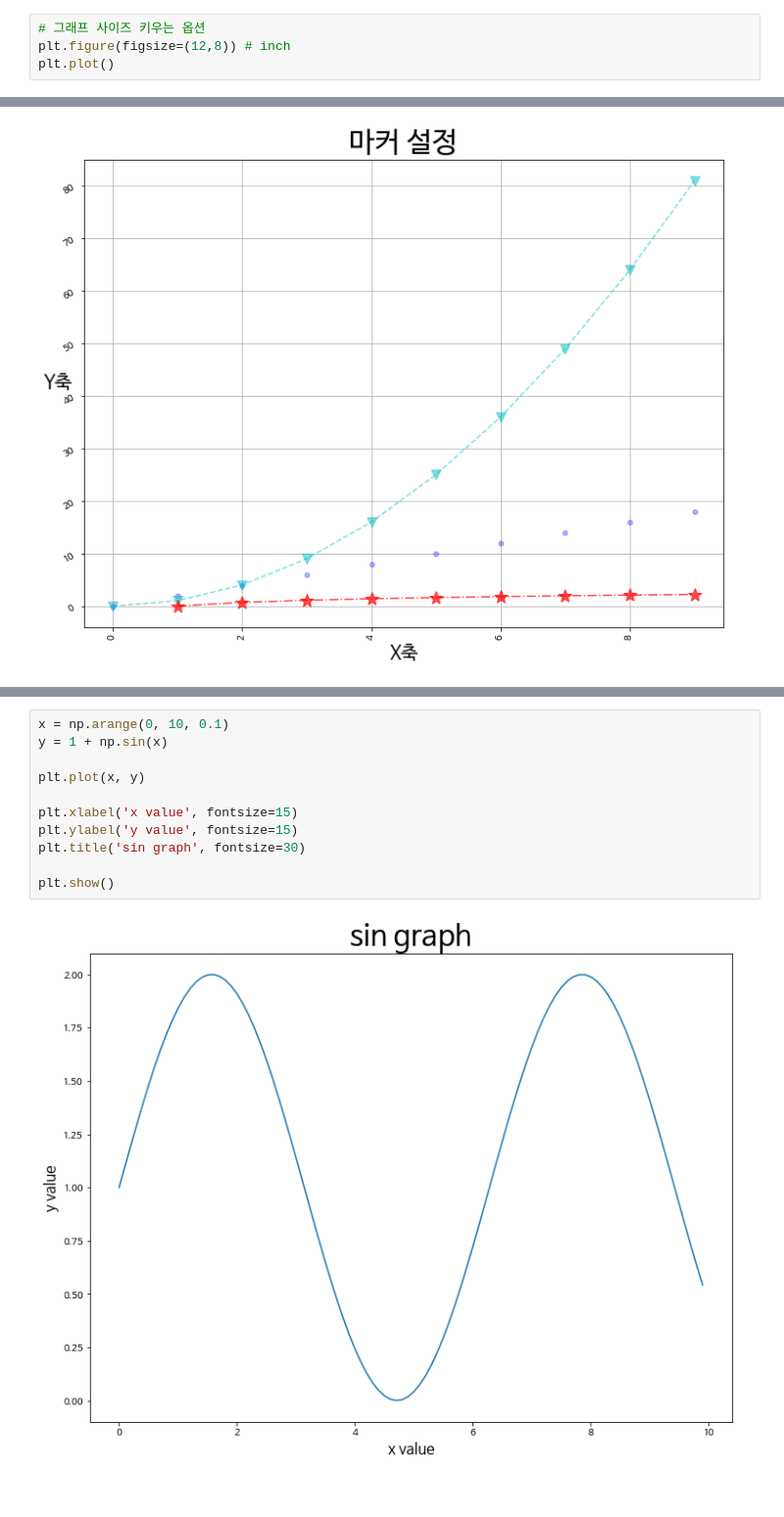
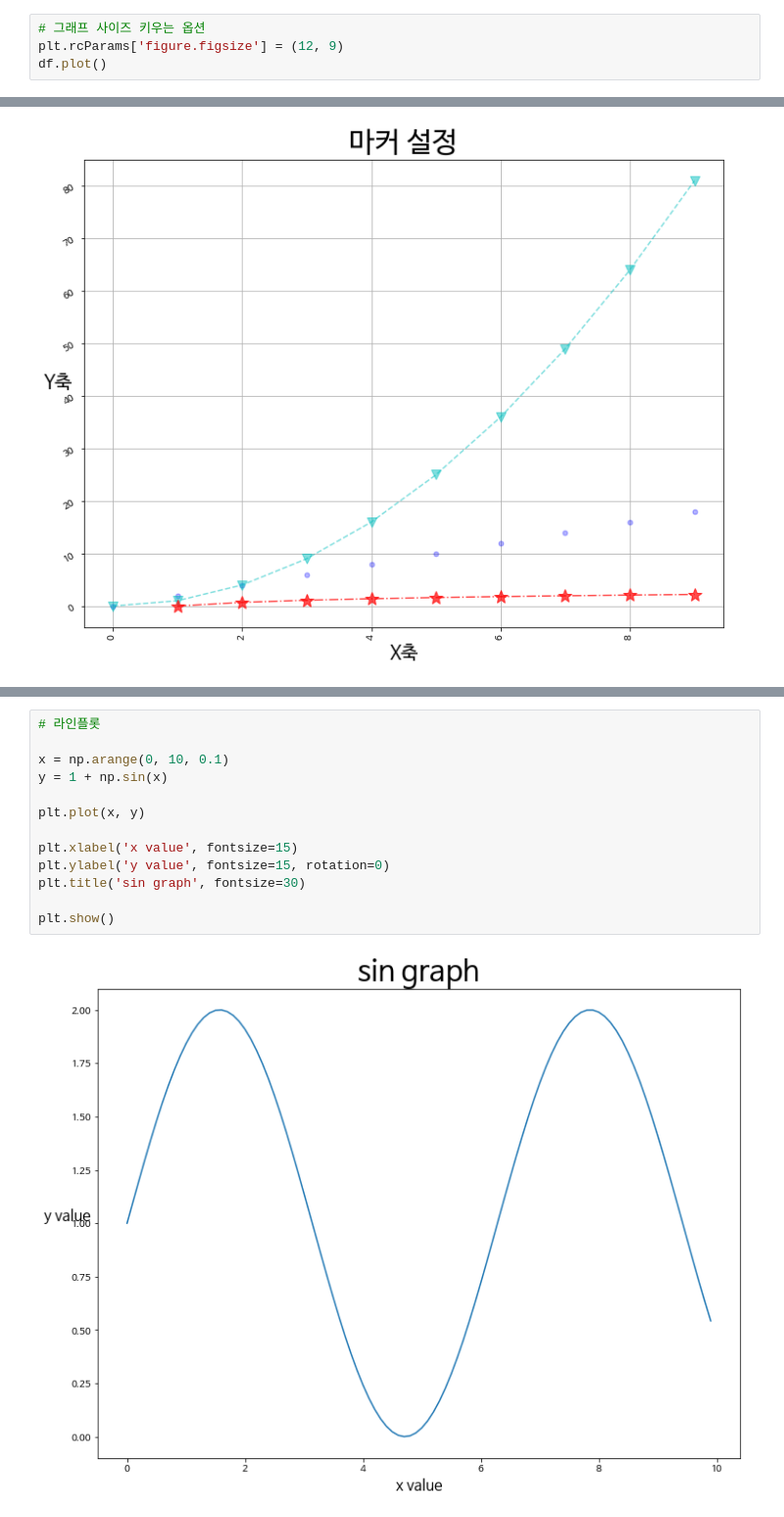
Before and after one commit to jeungsengho/python_6month, a Jupyter notebook: 4_matplotlib_모듈.ipynb, the cells around one changed output, grey strips where cells are left out. Shown at 98% size. Saved outputs shown, nothing was run; the diff lists cells and outputs as text.

```diff
--- a/4_matplotlib_모듈.ipynb
+++ b/4_matplotlib_모듈.ipynb
@@ -77,5 +73,5 @@ df.plot()
 # %%
 # 그래프 사이즈 키우는 옵션
-plt.figure(figsize=(12,8)) # inch
-plt.plot()
+plt.rcParams['figure.figsize'] = (12, 9)
+df.plot()
 # %% [output]
@@ -288,15 +305,17 @@ plt.show()
 # %% [output]
 [figure]
 # %%
+# 라인플롯
+
 x = np.arange(0, 10, 0.1)
 y = 1 + np.sin(x)
 
 plt.plot(x, y)
 
 plt.xlabel('x value', fontsize=15)
-plt.ylabel('y value', fontsize=15)
+plt.ylabel('y value', fontsize=15, rotation=0)
 plt.title('sin graph', fontsize=30)
 
 plt.show()
 # %% [output]
-[figure, old version]
+[figure, new version]
```
Also changed, not shown: parts of 20 cells of this notebook.
